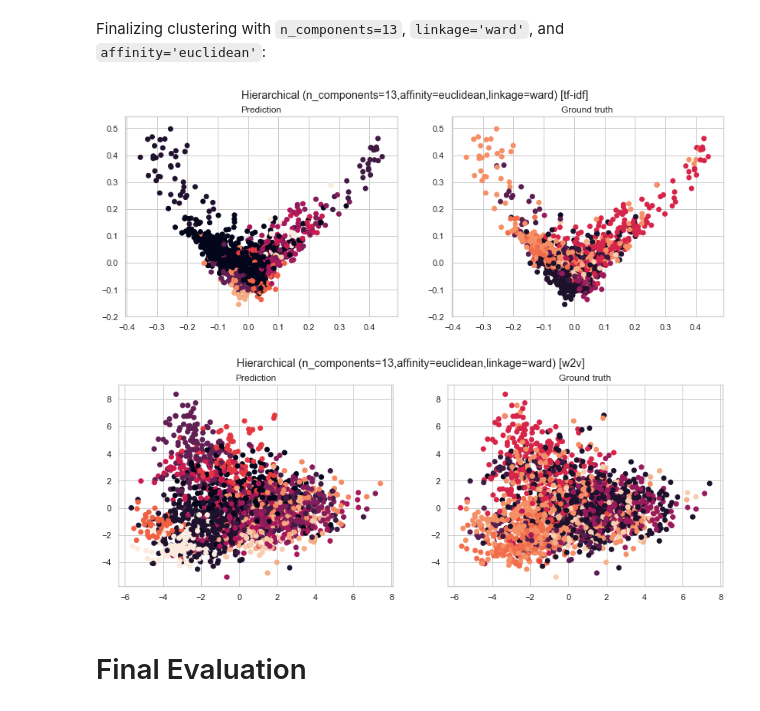
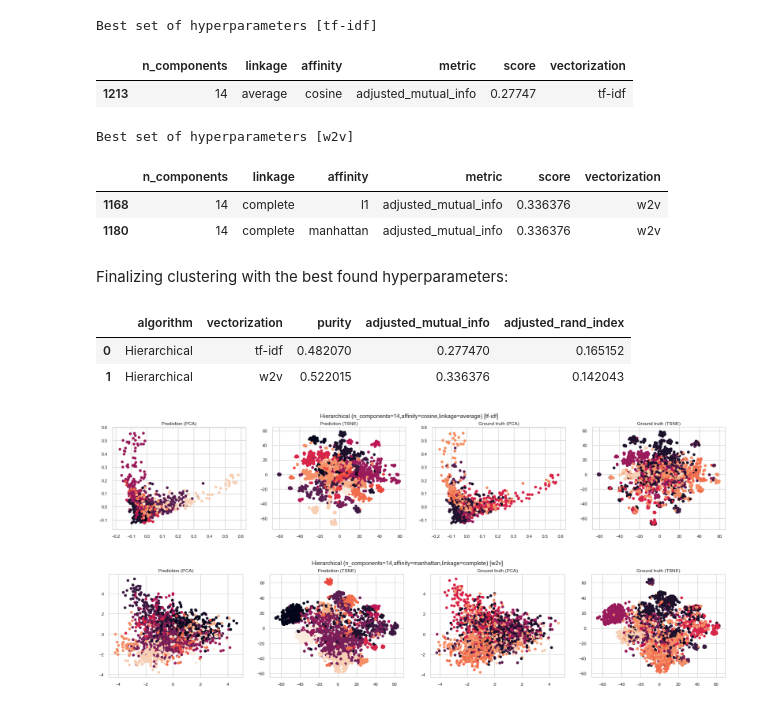
Before and after one commit to vahidzee/advanced-information-retrieval, a Jupyter notebook: clustering.ipynb, the cells around one changed output. Drawn from its saved outputs; the diff is of its cells as text; code cells hidden in the pictures.

```diff
--- a/clustering.ipynb
+++ b/clustering.ipynb
@@ -10,5 +16,6 @@ sns.set_theme(style="whitegrid")
 # %%
 dim=64
-data, major_labels, minor_labels = clust.load_data(stem=False, lemmatize=True, remove_conjunctions=False)
-tfidf, w2v = clust.vectorize(data, w2v_options=dict(size=dim, iter=1000, min_count=1)) # vectorization
-pca_tfidf = clust.pca(dim, tfidf.toarray())
+data, major_labels, minor_labels = clust.load_data(stem=False, lemmatize=True, remove_conjunctions=True)
+tfidf, w2v = clust.vectorize(data, w2v_options=dict(size=dim, iter=128, min_count=2)) # vectorization
+pca_tfidf = clust.pca(dim, tfidf.toarray(), random_state=random_state)
+print('Number of major tags:', len(major_labels))
@@ -75,9 +204,35 @@ _ = sns.relplot(data=res, x='n_components', y='score', row='vectorization', col=
-# %% [markdown]
-Finalizing clustering with `n_components=13`, `linkage='ward'`, and `affinity='euclidean'`:
+# %%
+print('Best set of hyperparameters [tf-idf]')
+ftfidf = res[(res['metric'] == 'adjusted_mutual_info') & (res['n_components'] == len(major_labels)) & (res['vectorization'] == 'tf-idf')]
+ftfidf[ftfidf['score'] == ftfidf['score'].max()]
+# %% [output]
+Best set of hyperparameters [tf-idf]
+|  | n_components | linkage | affinity | metric | score | vectorization |
+| 1213 | 14 | average | cosine | adjusted_mutual_info | 0.27747 | tf-idf |
+# %%
+print('Best set of hyperparameters [w2v]')
+fw2v = res[(res['metric'] == 'adjusted_mutual_info') & (res['n_components'] == len(major_labels)) & (res['vectorization'] == 'w2v')]
+fw2v[fw2v['score'] == fw2v['score'].max()]
+# %% [output]
+Best set of hyperparameters [w2v]
+|  | n_components | linkage | affinity | metric | score | vectorization |
+| 1168 | 14 | complete | l1 | adjusted_mutual_info | 0.336376 | w2v |
+| 1180 | 14 | complete | manhattan | adjusted_mutual_info | 0.336376 | w2v |
+# %% [markdown]
+Finalizing clustering with the best found hyperparameters:
 # %%
-hierarchical_res = clust.cluster(data, algorithm=clust.hierarchical, tfidf=pca_tfidf, w2v=w2v, options=dict(n_components=13, affinity='euclidean', linkage='ward'), save=True)
+hierarchical_res = clust.cluster(
+    data,
+    algorithm=clust.hierarchical,
+    tfidf=pca_tfidf, w2v=w2v,
+    options=dict(n_components=len(major_labels)),
+    options_tfidf=dict(affinity='cosine', linkage='average'),
+    options_w2v=dict(affinity='manhattan', linkage='complete'),
+    save=True)
+clust.evaluate_results(hier_res=hierarchical_res, data=data)
 # %% [output]
+|  | algorithm | vectorization | purity | adjusted_mutual_info | adjusted_rand_index |
+| 0 | Hierarchical | tf-idf | 0.482070 | 0.277470 | 0.165152 |
+| 1 | Hierarchical | w2v | 0.522015 | 0.336376 | 0.142043 |
-[figure, old version]
+[figure, new version]
-[figure, old version]
+[figure, new version]
-# %% [markdown]
-# Final Evaluation
```
Also changed, not shown: parts of 42 cells of this notebook, 1 other file.
